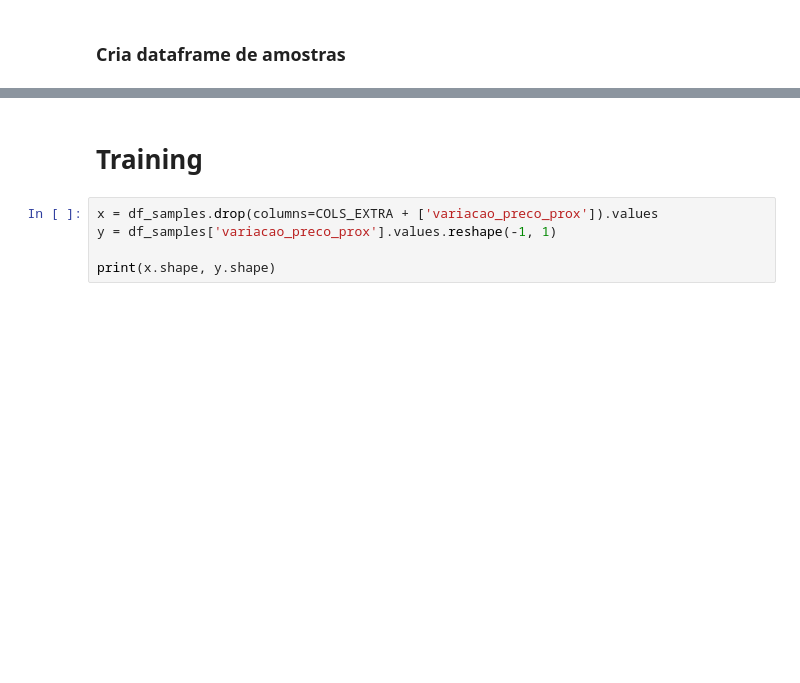
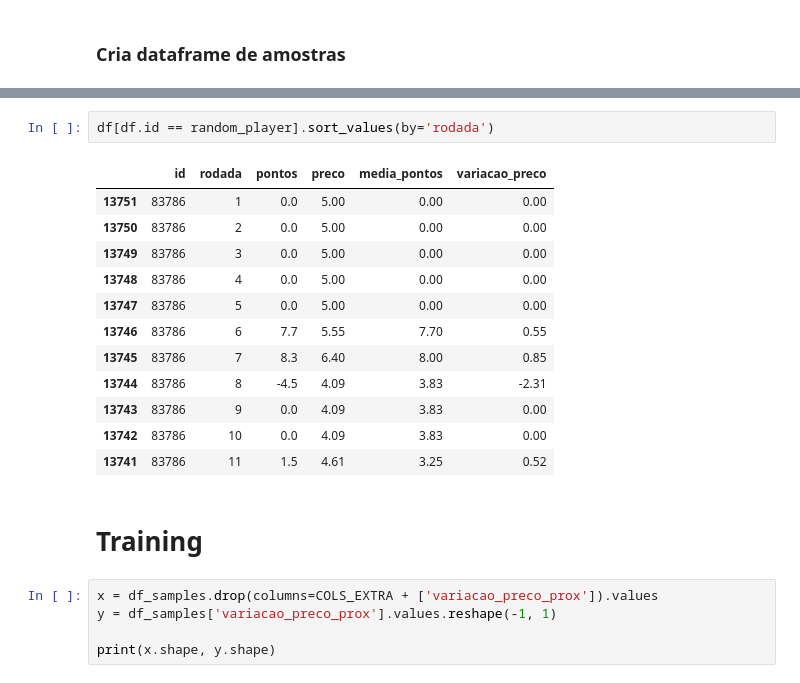
Before and after one commit to henriquepgomide/caRtola, a Jupyter notebook: src/python/Desafio da Valorização.ipynb, the cells around one changed output, grey strips where cells are left out. Cells and saved outputs as stored; diff of their text form; blank space fills up the shorter version.

```diff
--- a/src/python/Desafio da Valorização.ipynb
+++ b/src/python/Desafio da Valorização.ipynb
@@ -159,3 +101,18 @@ df_samples.head(10)
+# %%
+df[df.id == random_player].sort_values(by='rodada')
+# %% [output]
+|  | id | rodada | pontos | preco | media_pontos | variacao_preco |
+| 13751 | 83786 | 1 | 0.0 | 5.00 | 0.00 | 0.00 |
+| 13750 | 83786 | 2 | 0.0 | 5.00 | 0.00 | 0.00 |
+| 13749 | 83786 | 3 | 0.0 | 5.00 | 0.00 | 0.00 |
+| 13748 | 83786 | 4 | 0.0 | 5.00 | 0.00 | 0.00 |
+| 13747 | 83786 | 5 | 0.0 | 5.00 | 0.00 | 0.00 |
+| 13746 | 83786 | 6 | 7.7 | 5.55 | 7.70 | 0.55 |
+| 13745 | 83786 | 7 | 8.3 | 6.40 | 8.00 | 0.85 |
+| 13744 | 83786 | 8 | -4.5 | 4.09 | 3.83 | -2.31 |
+| 13743 | 83786 | 9 | 0.0 | 4.09 | 3.83 | 0.00 |
+| 13742 | 83786 | 10 | 0.0 | 4.09 | 3.83 | 0.00 |
+| 13741 | 83786 | 11 | 1.5 | 4.61 | 3.25 | 0.52 |
 # %% [markdown]
 # Training
 # %%
```
Also changed, not shown: parts of 17 cells of this notebook.
